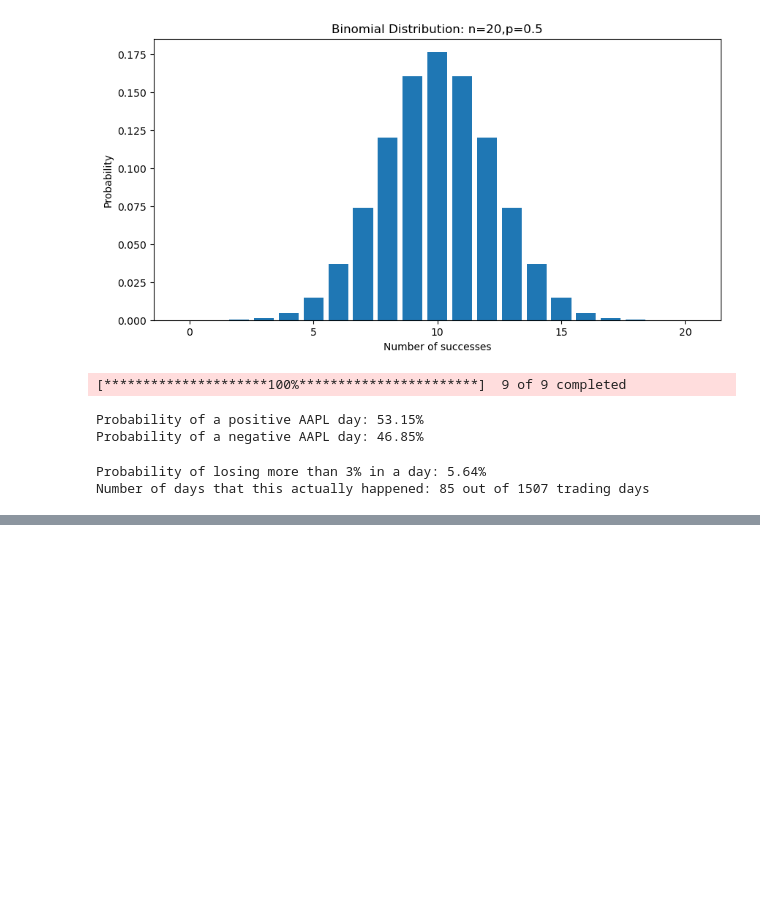
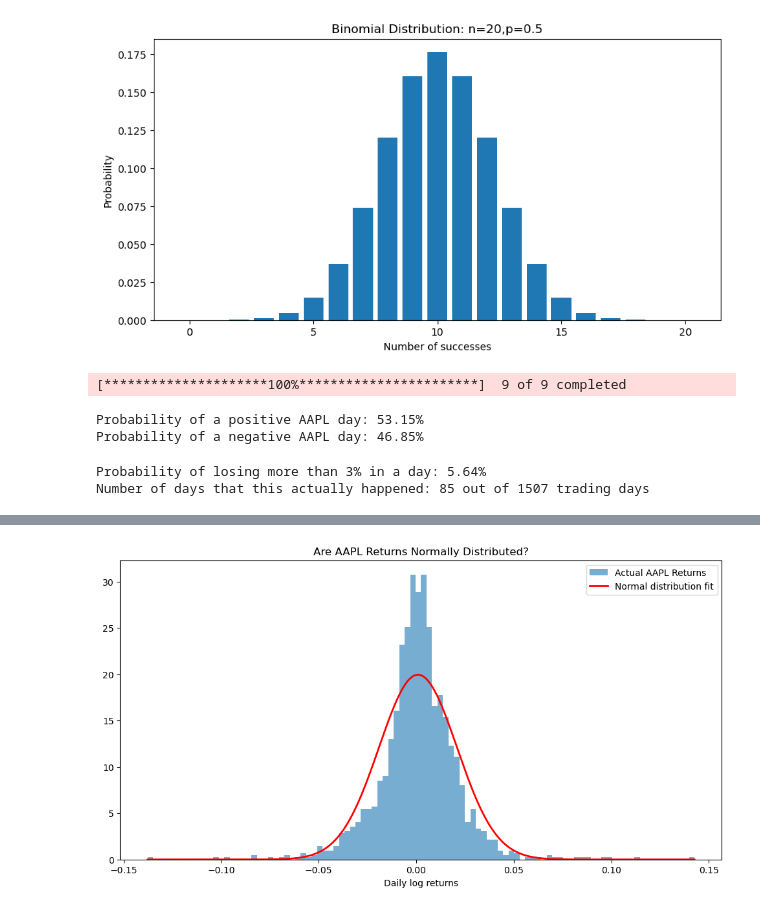
Before and after one commit to lnachdi/quant-projects, a Jupyter notebook: week3_4_stats_probability.ipynb, the cells around one changed output, grey strips where cells are left out. Drawn from its saved outputs; the diff is of its cells as text; code cells hidden in the pictures; blank space fills up the shorter version.

```diff
--- a/week3_4_stats_probability.ipynb
+++ b/week3_4_stats_probability.ipynb
@@ -165,6 +165,19 @@ plt.show()
 # %%
 # Hypothesis Question: Are AAPL's returns actually normal?
 
-aapl_returns = log_returns["AAPL"]
-mu=appl_returns.mean()
-sigma=
+aapl=log_returns["AAPL"]
+mu=aapl_returns.mean()
+sigma= aapl.std()
+
+x=np.linspace(aapl.min(),aapl.max(),1000)
+normal_fit= stats.norm.pdf(x,mu,sigma)
+
+plt.figure(figsize=(12,6))
+plt.hist(aapl,bins=100,density=True,alpha=0.6,label="Actual AAPL Returns")
+plt.plot(x,normal_fit,"r-",linewidth=2,label="Normal distribution fit")
+plt.title("Are AAPL Returns Normally Distributed?")
+plt.xlabel("Daily log returns")
+plt.legend()
+plt.show()
+# %% [output]
+[figure, added]
```
Also changed, not shown: parts of 9 cells of this notebook.
